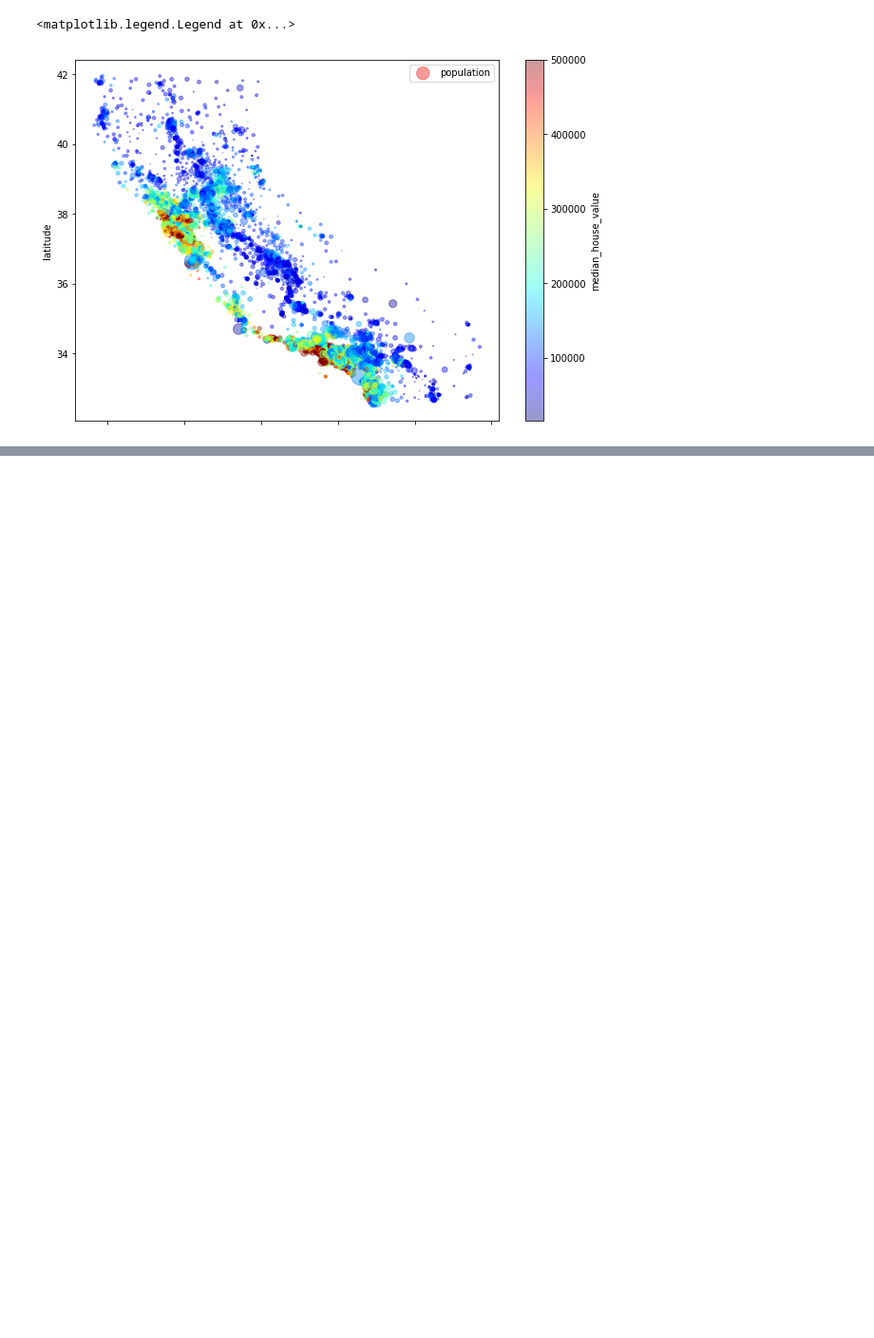
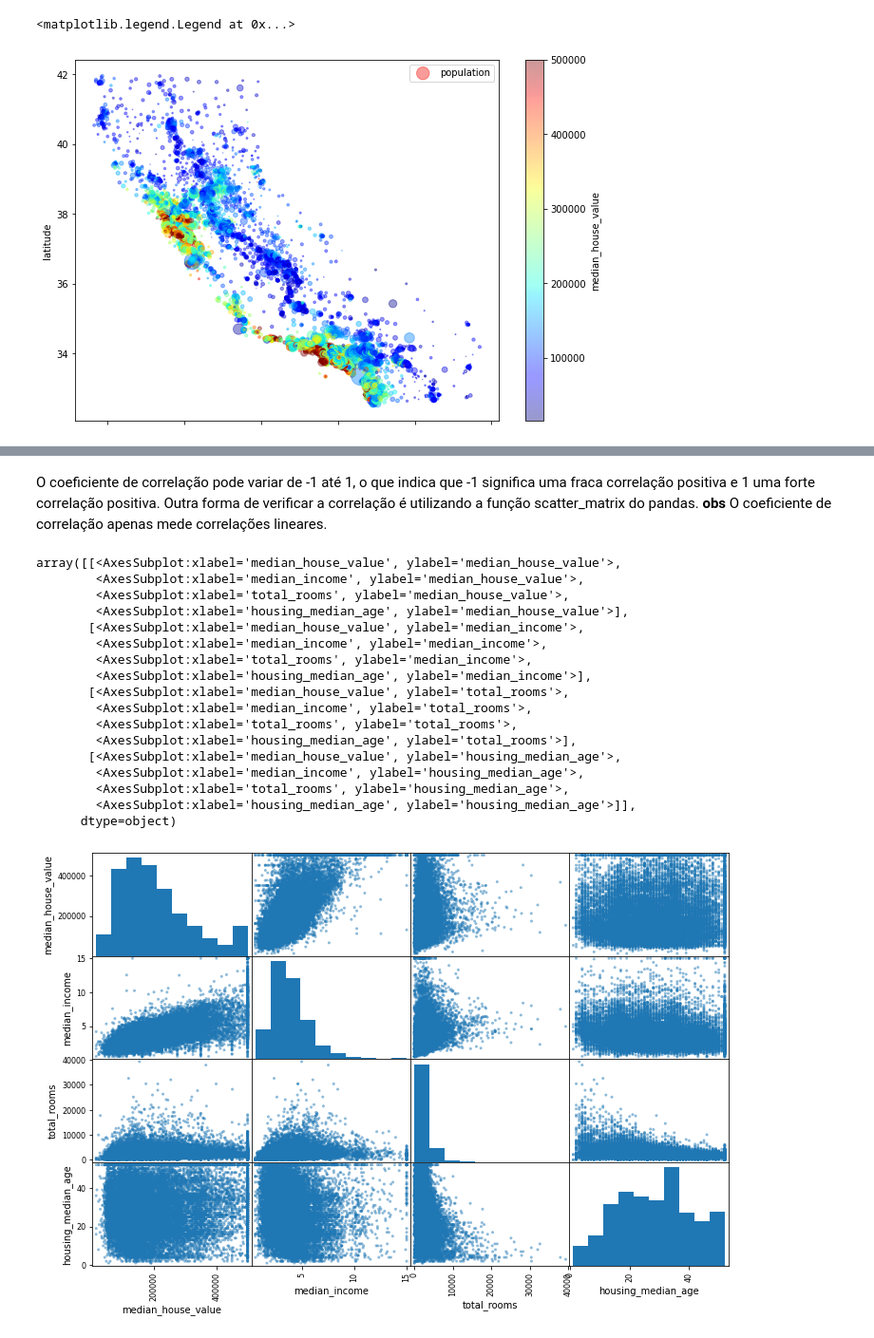
Before and after one commit to diegoSilva93/descricao_machine_learning, a Jupyter notebook: Machine Learning Descrição.ipynb, the cells around one changed output, grey strips where cells are left out. Shown at 95% size. Cells and saved outputs as stored; diff of their text form; code cells hidden in the pictures; blank space fills up the shorter version.

```diff
--- a/Machine Learning Descrição.ipynb
+++ b/Machine Learning Descrição.ipynb
@@ -216,0 +250,29 @@ Essa imagem mostra o seguinte, que os preços do setor imobiliário está relaci
+# %% [markdown]
+O coeficiente de correlação pode variar de -1 até 1, o que indica que -1 significa uma fraca correlação positiva e 1 uma forte correlação positiva. </br>
+Outra forma de verificar a correlação é utilizando a função scatter_matrix do pandas. </br>
+**obs**  O coeficiente de correlação apenas mede correlações lineares.
+# %%
+from pandas.plotting import scatter_matrix
+
+atributes = ['median_house_value', 'median_income', 'total_rooms',
+            'housing_median_age']
+scatter_matrix(arquivo[atributes], figsize = (12, 8))
+# %% [output]
+array([[<AxesSubplot:xlabel='median_house_value', ylabel='median_house_value'>,
+        <AxesSubplot:xlabel='median_income', ylabel='median_house_value'>,
+        <AxesSubplot:xlabel='total_rooms', ylabel='median_house_value'>,
+        <AxesSubplot:xlabel='housing_median_age', ylabel='median_house_value'>],
+       [<AxesSubplot:xlabel='median_house_value', ylabel='median_income'>,
+        <AxesSubplot:xlabel='median_income', ylabel='median_income'>,
+        <AxesSubplot:xlabel='total_rooms', ylabel='median_income'>,
+        <AxesSubplot:xlabel='housing_median_age', ylabel='median_income'>],
+       [<AxesSubplot:xlabel='median_house_value', ylabel='total_rooms'>,
+        <AxesSubplot:xlabel='median_income', ylabel='total_rooms'>,
+        <AxesSubplot:xlabel='total_rooms', ylabel='total_rooms'>,
+        <AxesSubplot:xlabel='housing_median_age', ylabel='total_rooms'>],
+       [<AxesSubplot:xlabel='median_house_value', ylabel='housing_median_age'>,
+        <AxesSubplot:xlabel='median_income', ylabel='housing_median_age'>,
+        <AxesSubplot:xlabel='total_rooms', ylabel='housing_median_age'>,
+        <AxesSubplot:xlabel='housing_median_age', ylabel='housing_median_age'>]],
+      dtype=object)
+[figure, added]
```
Also changed, not shown: parts of 9 cells of this notebook.
